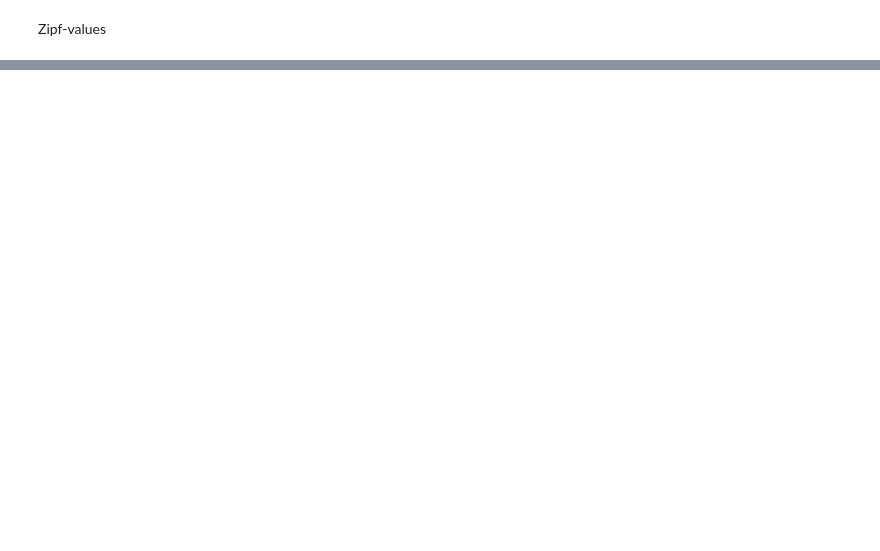
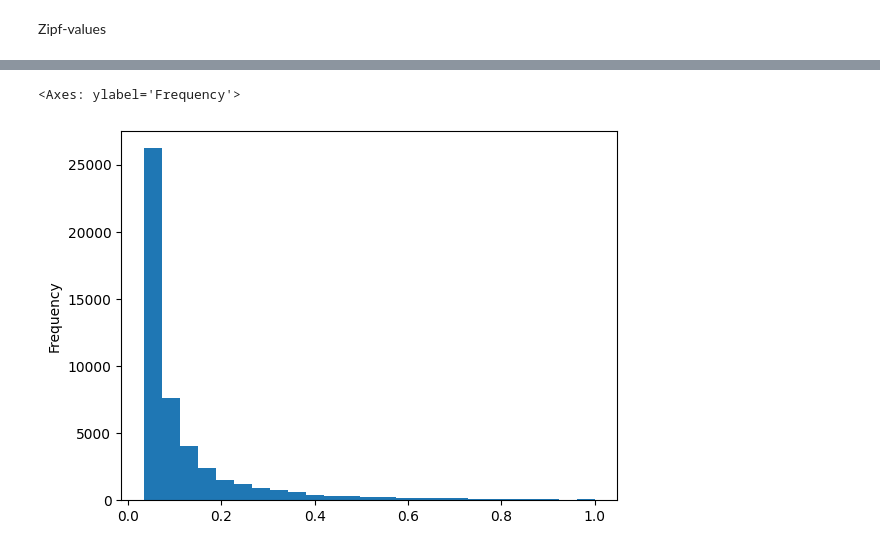
Before and after one commit to TurkuNLP/FCBLex-pipeline, a Jupyter notebook: Interpret_Outputs_xlsx.ipynb, the cells around one changed output, grey strips where cells are left out. Saved outputs shown, nothing was run; the diff lists cells and outputs as text; code cells hidden in the pictures; blank space fills up the shorter version.

```diff
--- a/Interpret_Outputs_xlsx.ipynb
+++ b/Interpret_Outputs_xlsx.ipynb
@@ -386,0 +447,6 @@ ax.axvline(per_90, color='r', linestyle='dashed', linewidth=1, label='90th Perce
+# %%
+bins = np.linspace(-10, 100 , 12) - 0.5
+dfs_whole['Whole'][dfs_whole['Whole']['Word CD'] > 0.03].drop_duplicates('text')['Word CD'].plot.hist(bins=25)
+# %% [output]
+<Axes: ylabel='Frequency'>
+[figure, added]
```
Also changed, not shown: parts of 28 cells of this notebook, 7 other files.
